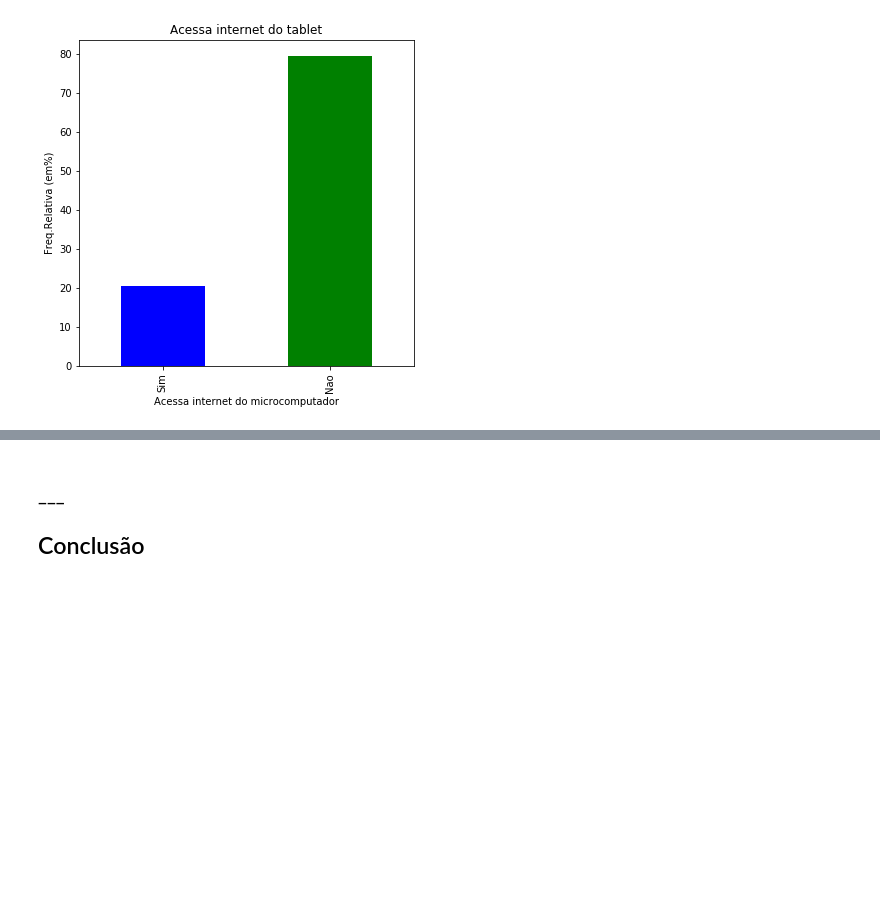
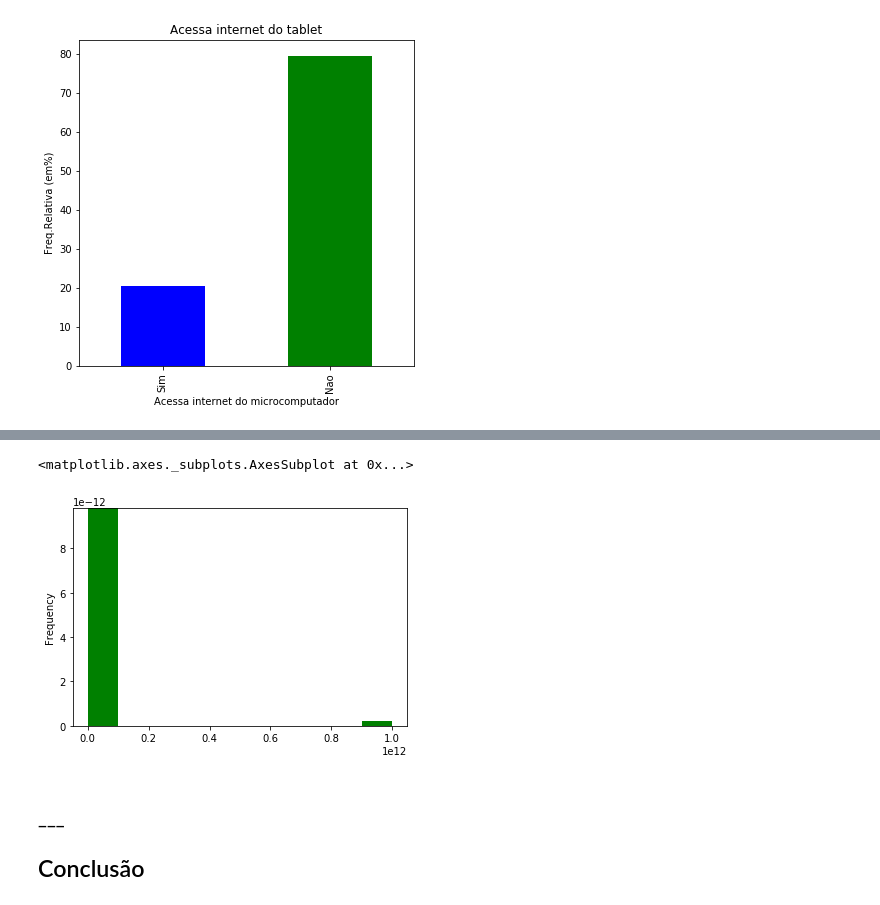
Before and after one commit to lucaslealvale/Ciencia_dos_dados_lucas_leal, a Jupyter notebook: Projeto1/Projeto1 Layout.ipynb, the cells around one changed output, grey strips where cells are left out. Drawn from its saved outputs; the diff is of its cells as text; code cells hidden in the pictures; blank space fills up the shorter version.

```diff
--- a/Projeto1/Projeto1 Layout.ipynb
+++ b/Projeto1/Projeto1 Layout.ipynb
@@ -188,3 +188,8 @@ plt.xlabel('renda (reais)')
+# %%
+dados.V4621.plot.hist(normed=1,color='green')
+# %% [output]
+<matplotlib.axes._subplots.AxesSubplot at 0x...>
+[figure, added]
 # %% [markdown]
 ### ___
 ## Conclusão
```
Also changed, not shown: parts of 3 cells of this notebook.
